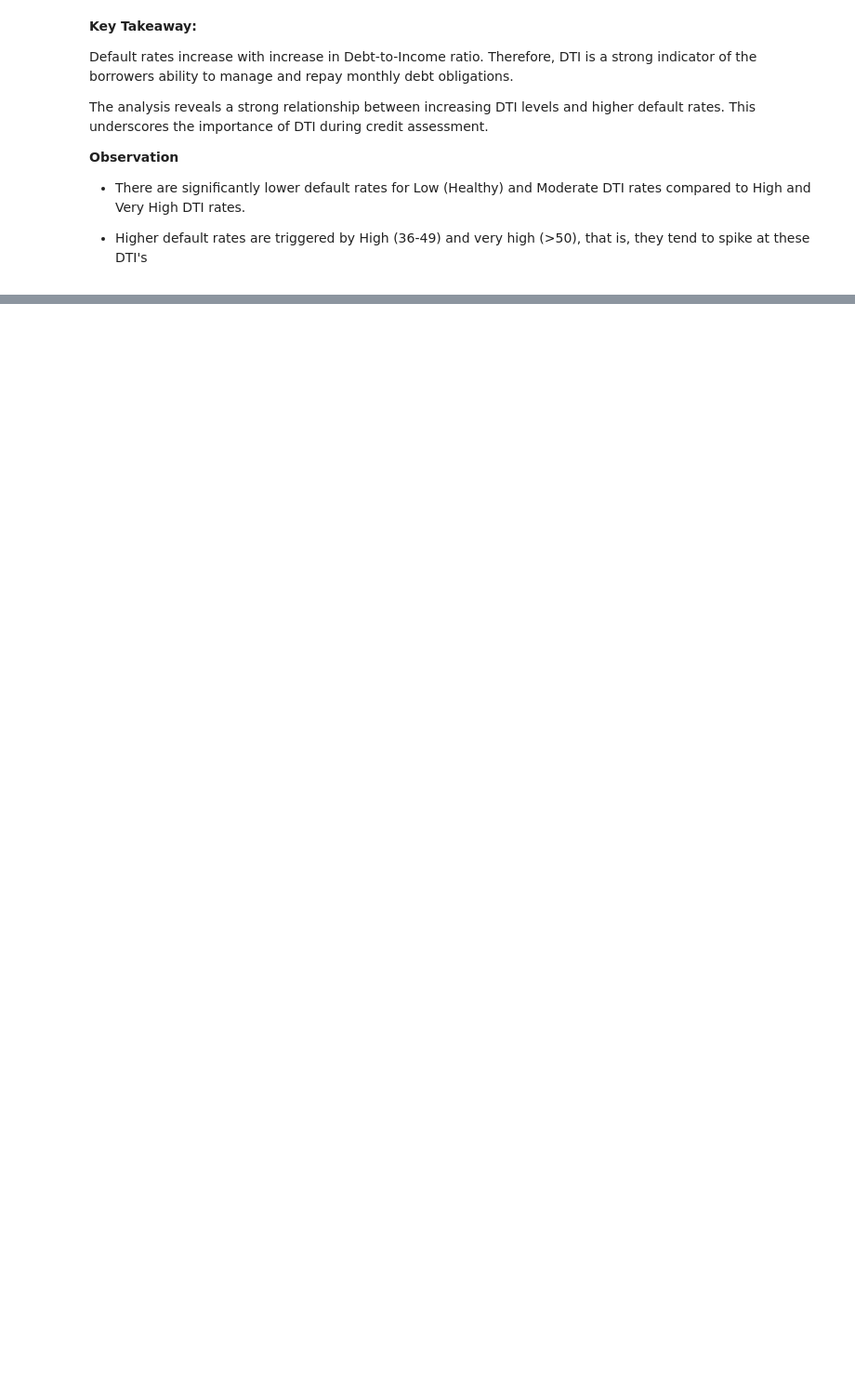
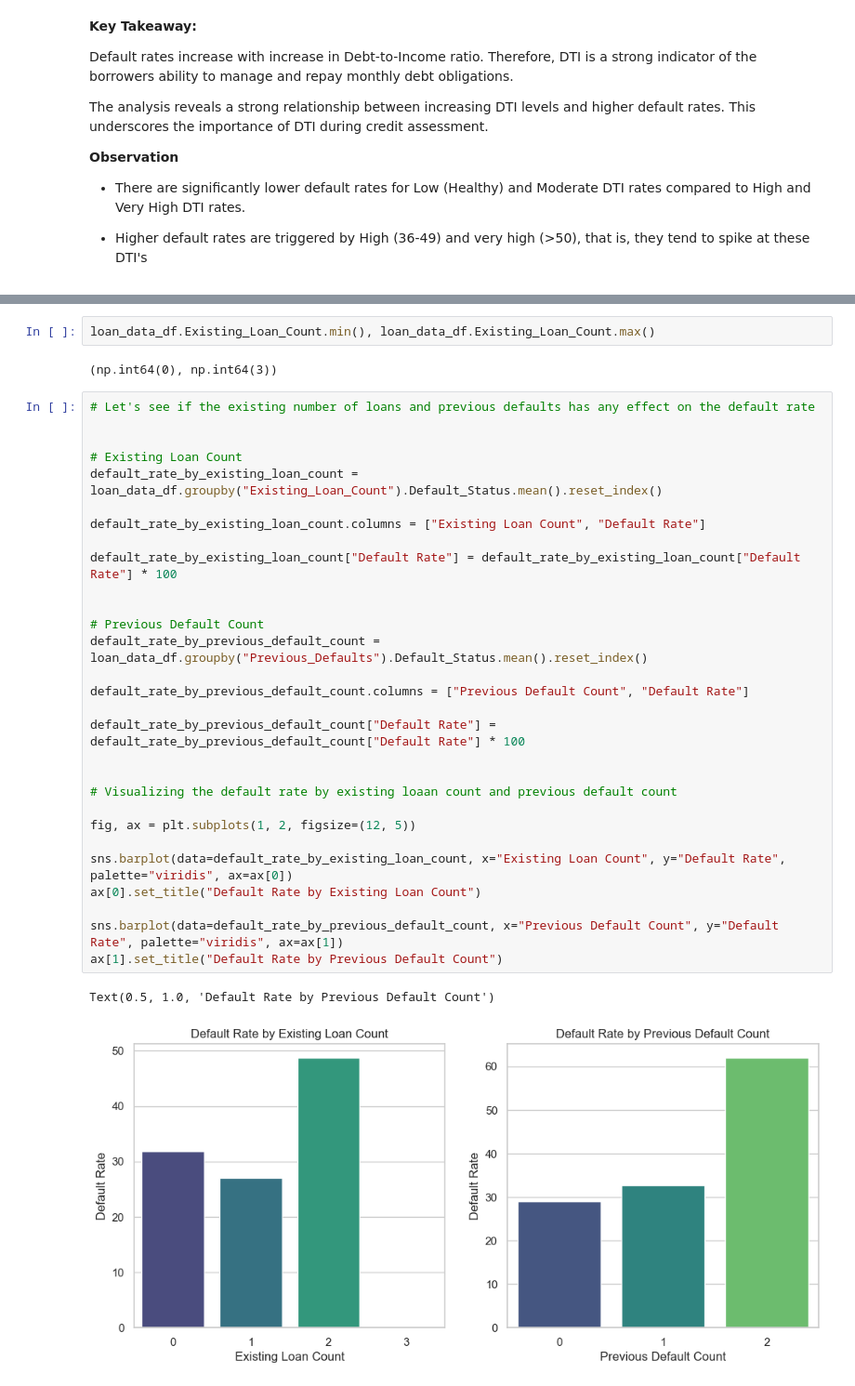
Before and after one commit to mut-rogers/Loan-Default-Analysis, a Jupyter notebook: solution.ipynb, the cells around one changed output, grey strips where cells are left out. Shown: that part at 93% size. Drawn from its saved outputs; the diff is of its cells as text; blank space fills up the shorter version.

```diff
--- a/solution.ipynb
+++ b/solution.ipynb
@@ -437,0 +430,36 @@ The analysis reveals a strong relationship between increasing DTI levels and hig
+# %%
+loan_data_df.Existing_Loan_Count.min(), loan_data_df.Existing_Loan_Count.max()
+# %% [output]
+(np.int64(0), np.int64(3))
+# %%
+# Let's see if the existing number of loans and previous defaults has any effect on the default rate
+
+
+# Existing Loan Count
+default_rate_by_existing_loan_count = loan_data_df.groupby("Existing_Loan_Count").Default_Status.mean().reset_index()
+
+default_rate_by_existing_loan_count.columns = ["Existing Loan Count", "Default Rate"]
+
+default_rate_by_existing_loan_count["Default Rate"] = default_rate_by_existing_loan_count["Default Rate"] * 100
+
+
+# Previous Default Count
+default_rate_by_previous_default_count = loan_data_df.groupby("Previous_Defaults").Default_Status.mean().reset_index()
+
+default_rate_by_previous_default_count.columns = ["Previous Default Count", "Default Rate"]
+
+default_rate_by_previous_default_count["Default Rate"] = default_rate_by_previous_default_count["Default Rate"] * 100
+
+
+# Visualizing the default rate by existing loaan count and previous default count
+
+fig, ax = plt.subplots(1, 2, figsize=(12, 5))
+
+sns.barplot(data=default_rate_by_existing_loan_count, x="Existing Loan Count", y="Default Rate", palette="viridis", ax=ax[0])
+ax[0].set_title("Default Rate by Existing Loan Count")
+
+sns.barplot(data=default_rate_by_previous_default_count, x="Previous Default Count", y="Default Rate", palette="viridis", ax=ax[1])
+ax[1].set_title("Default Rate by Previous Default Count")
+# %% [output]
+Text(0.5, 1.0, 'Default Rate by Previous Default Count')
+[figure, added]
```
Also changed, not shown: parts of 4 cells of this notebook.
